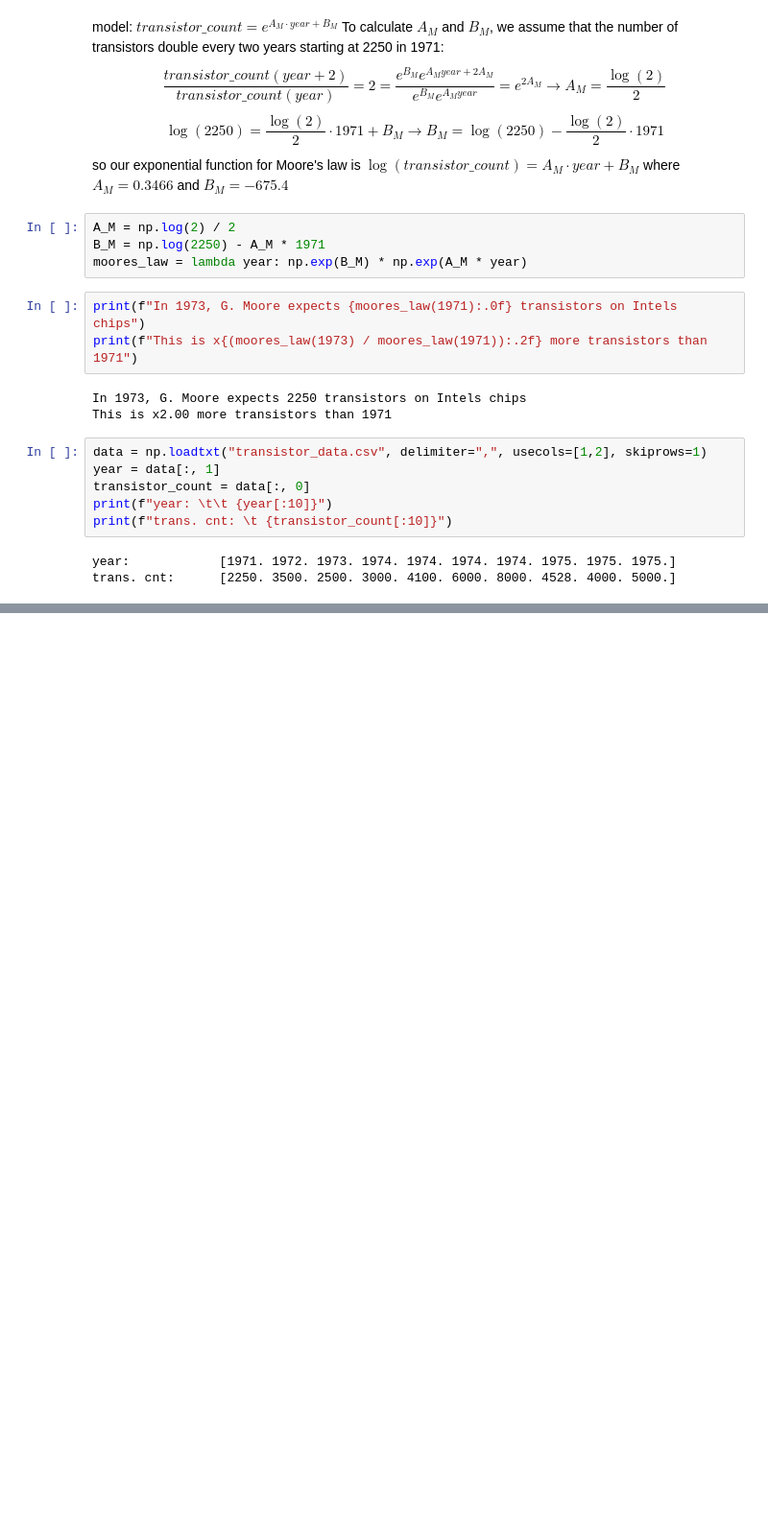
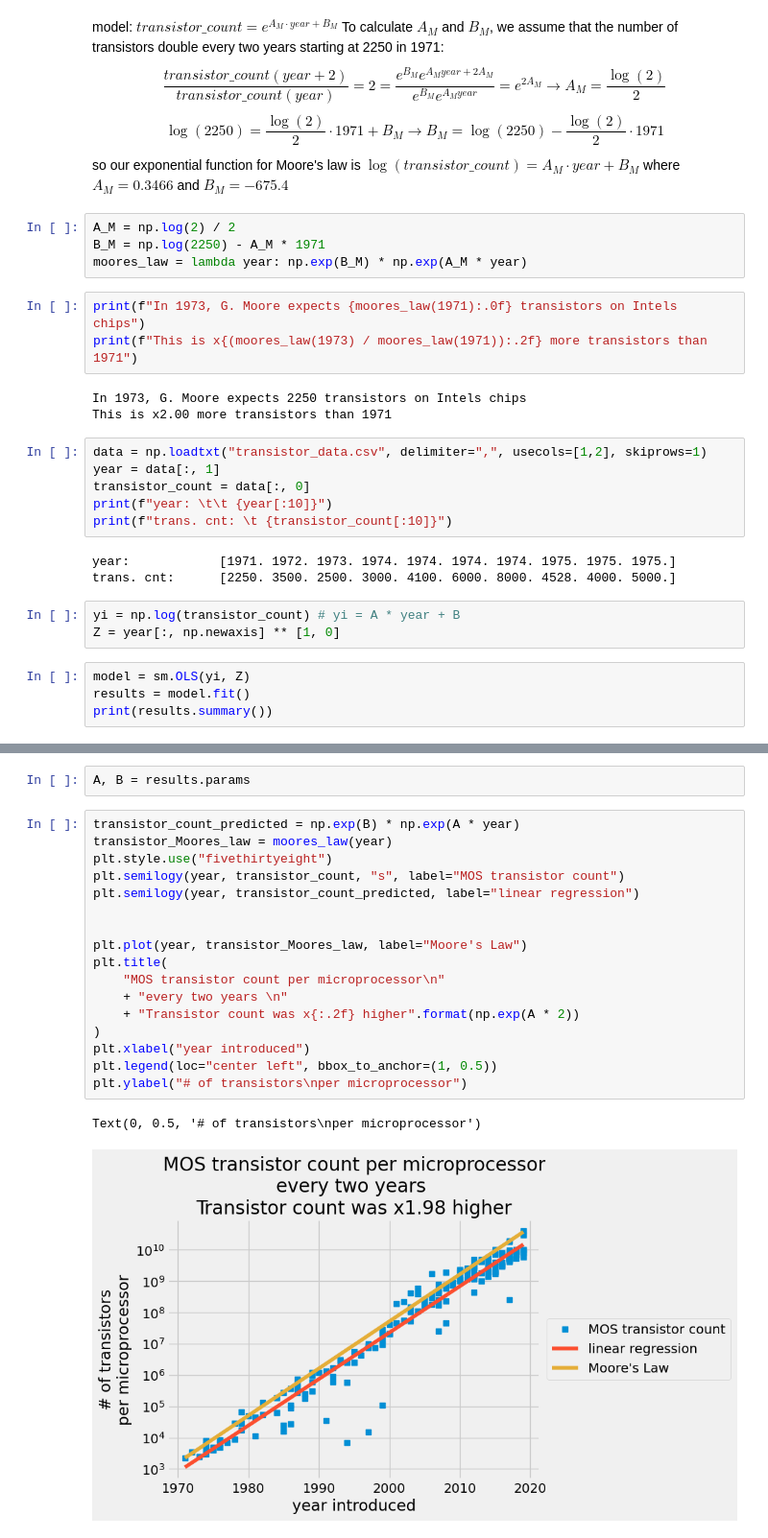
Before and after one commit to ppichler94/ml-playground, a Jupyter notebook: moores-law.ipynb, the cells around one changed output, grey strips where cells are left out. Shown at 96% size. Saved outputs shown, nothing was run; the diff lists cells and outputs as text; blank space fills up the shorter version.

Commit message:
finish moores law

```diff
--- a/moores-law.ipynb
+++ b/moores-law.ipynb
@@ -28,3 +28,10 @@ print(f"trans. cnt: \t {transistor_count[:10]}")
 # %% [output]
 year:            [1971. 1972. 1973. 1974. 1974. 1974. 1974. 1975. 1975. 1975.]
 trans. cnt:      [2250. 3500. 2500. 3000. 4100. 6000. 8000. 4528. 4000. 5000.]
+# %%
+yi = np.log(transistor_count) # yi = A * year + B
+Z = year[:, np.newaxis] ** [1, 0]
+# %%
+model = sm.OLS(yi, Z)
+results = model.fit()
+print(results.summary())
@@ -30,0 +56,22 @@ trans. cnt:      [2250. 3500. 2500. 3000. 4100. 6000. 8000. 4528. 4000. 5000.]
+# %%
+A, B = results.params
+# %%
+transistor_count_predicted = np.exp(B) * np.exp(A * year)
+transistor_Moores_law = moores_law(year)
+plt.style.use("fivethirtyeight")
+plt.semilogy(year, transistor_count, "s", label="MOS transistor count")
+plt.semilogy(year, transistor_count_predicted, label="linear regression")
+
+
+plt.plot(year, transistor_Moores_law, label="Moore's Law")
+plt.title(
+    "MOS transistor count per microprocessor\n"
+    + "every two years \n"
+    + "Transistor count was x{:.2f} higher".format(np.exp(A * 2))
+)
+plt.xlabel("year introduced")
+plt.legend(loc="center left", bbox_to_anchor=(1, 0.5))
+plt.ylabel("# of transistors\nper microprocessor")
+# %% [output]
+Text(0, 0.5, '# of transistors\nper microprocessor')
+[figure, added]
```
Also changed, not shown: parts of 1 cell of this notebook, 1 other file.
